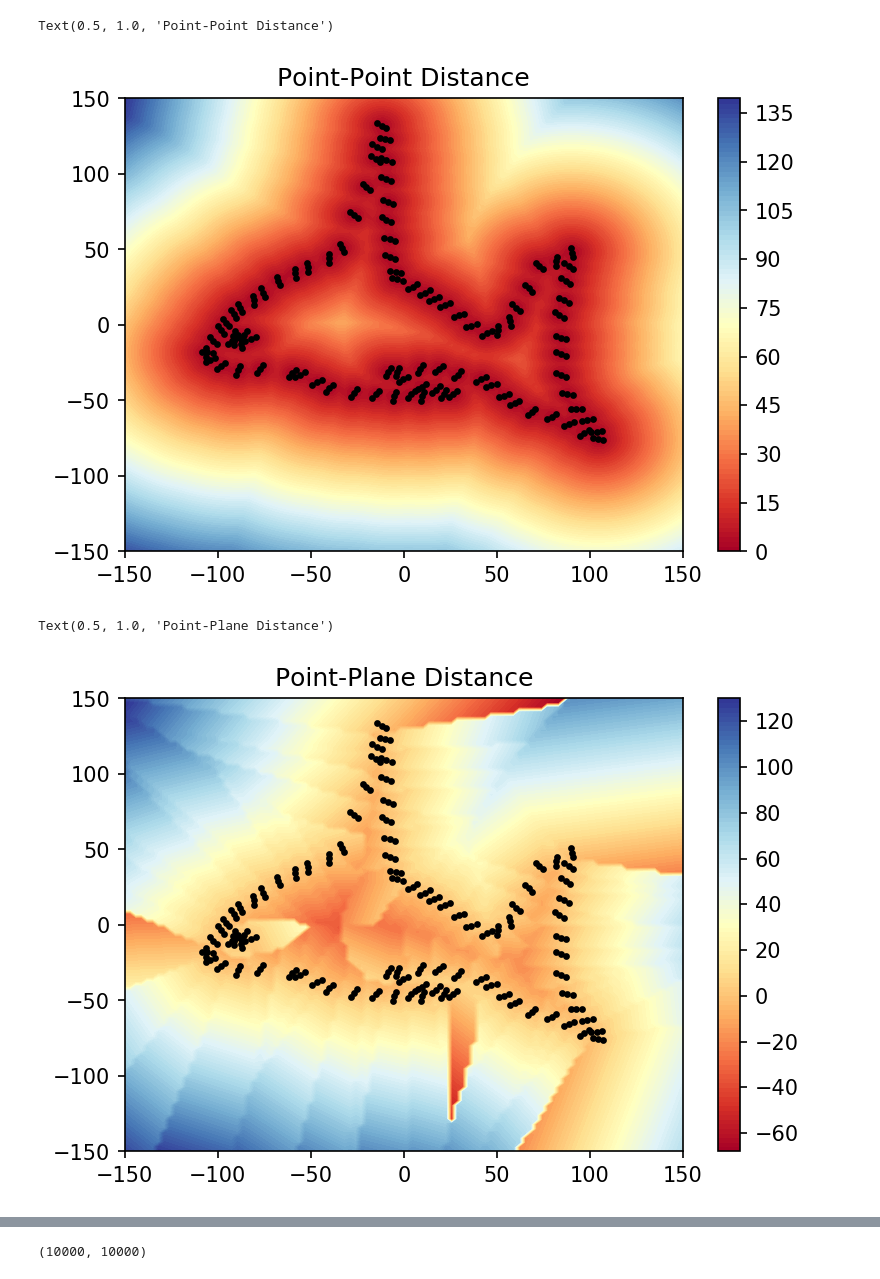
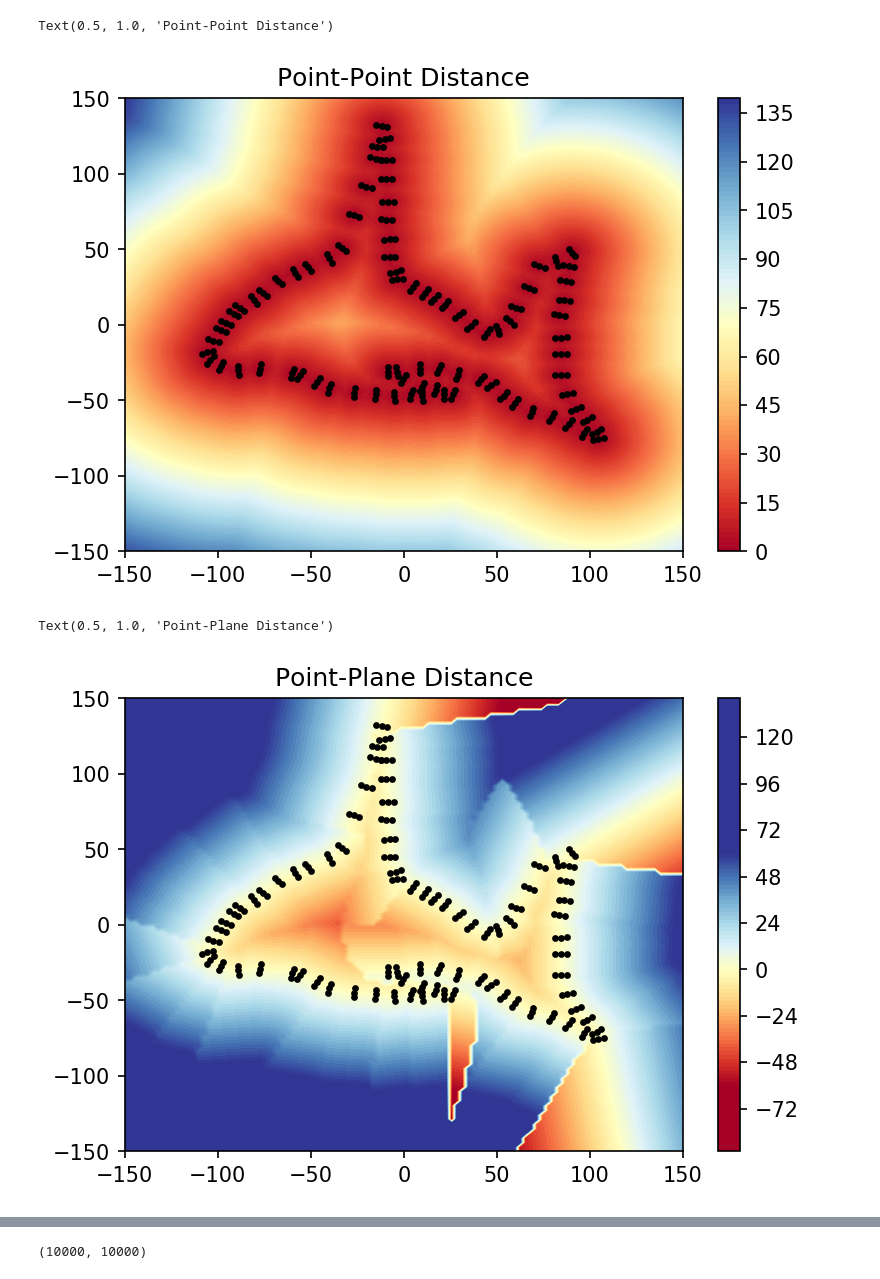
Before and after one commit to leonidk/2d_parametric_surface_test, a Jupyter notebook: test2d.ipynb, the cells around one changed output, grey strips where cells are left out. Cells and saved outputs as stored; diff of their text form; code cells hidden in the pictures.

```diff
--- a/test2d.ipynb
+++ b/test2d.ipynb
@@ -21,14 +23,14 @@ if True:
     #plt.scatter(X[:,0],X[:,1],c='k')
     #dist = squareform(pdist(X,'sqeuclidean'))
     normals = []
-    c, s = np.cos(90), np.sin(90)
+    c, s = np.cos(np.pi/2), np.sin(np.pi/2)
     A = np.array([[c, s], [-s, c]])
     for i in range(len(X)):
         p1 = X[i]
         p2 = X[i-1]
         nm = p2 - p1
         nm /= np.linalg.norm(nm)
-        nm = A @ nm
+        nm =  nm @ A.T
         normals.append(nm)
         Xs.append(p1 + 3*nm)
         Ys.append(3)
@@ -38,13 +40,13 @@ if True:
         Ys.append(0)
 
     normals = np.array(normals)
-    plt.figure(dpi=150)
+    plt.figure(dpi=450)
     plt.scatter(X[:,0],X[:,1],c=np.arange(len(X)))
     #normals = np.array(pcd.normals)[:,:2]
     for p,n in zip(X,normals):
         #r = p +n
         #print(p,n)
-        plt.arrow(p[0],p[1],5*n[0],5*n[1])
+        plt.arrow(p[0],p[1],15*n[0],15*n[1])
     for i in range(len(X)):
         plt.text(X[i,0],X[i,1],'{}'.format(i),fontsize=6,ha='center',va='center')
     plt.xlim(-150,150)
@@ -93,20 +95,20 @@ plt.scatter(X[:,0],X[:,1],c='k',s=5)
 plt.title('Point-Point Distance')
 # %% [output]
 Text(0.5, 1.0, 'Point-Point Distance')
-[figure, old version]
+[figure, new version]
 # %%
 nearest_idx = np.argmin(odist,0)
 nearest_pts = xO[nearest_idx]
 nearest_nrm = normals[nearest_idx]
 plane_dist = ((points-nearest_pts) * nearest_nrm).sum(1)
 plt.figure(dpi=150)
-plt.contourf(xC,yC,plane_dist.reshape(xv.shape),cmap='RdYlBu',levels=125)
+plt.contourf(xC,yC,plane_dist.reshape(xv.shape),cmap='RdYlBu',levels=125,vmin=-60,vmax=60)
 plt.colorbar()
 plt.scatter(X[:,0],X[:,1],c='k',s=5)
 plt.title('Point-Plane Distance')
 # %% [output]
 Text(0.5, 1.0, 'Point-Plane Distance')
-[figure, old version]
+[figure, new version]
 # %%
 Kn.shape,Kinv.shape, y.shape
 # %% [output]
```
Also changed, not shown: parts of 23 cells of this notebook, 1 other file.
